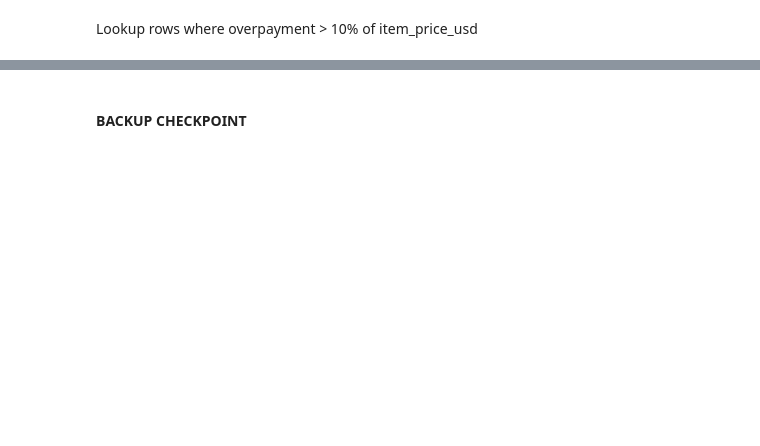
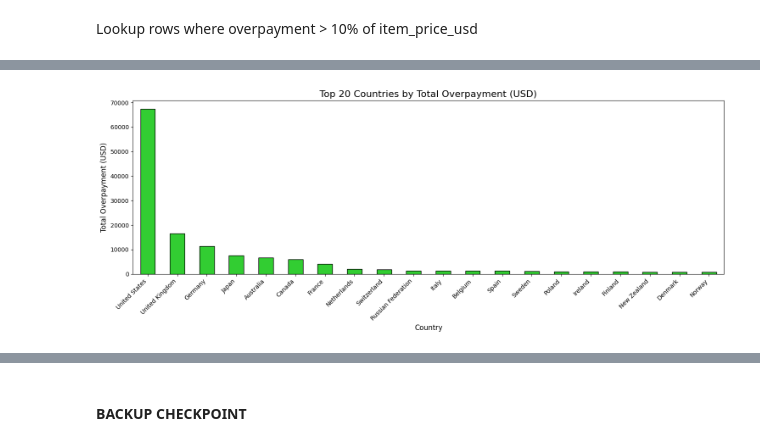
Before and after one commit to Funnear/midproject-bandcamp-insights, a Jupyter notebook: notebooks/2-1_EDA.ipynb, the cells around one changed output, grey strips where cells are left out. Saved outputs shown, nothing was run; the diff lists cells and outputs as text; code cells hidden in the pictures; blank space fills up the shorter version.

```diff
--- a/notebooks/2-1_EDA.ipynb
+++ b/notebooks/2-1_EDA.ipynb
@@ -1423,0 +1604,19 @@ over_case_11[columns_money].head()
+# %%
+# Group by country and sum the overpayment_usd
+overpayment_by_country = overpaid_df.groupby("country")["overpayment_usd"].sum().sort_values(ascending=False).head(20)
+
+# Plot the bar chart
+plt.figure(figsize=(15, 6))
+overpayment_by_country.plot(kind='bar', color='limegreen', edgecolor='black')
+
+# Add labels and title
+plt.title('Top 20 Countries by Total Overpayment (USD)', fontsize=16)
+plt.xlabel('Country', fontsize=12)
+plt.ylabel('Total Overpayment (USD)', fontsize=12)
+plt.xticks(rotation=45, ha='right', fontsize=10)
+plt.tight_layout()
+
+# Show the plot
+plt.show()
+# %% [output]
+[figure, added]
```
Also changed, not shown: parts of 95 cells of this notebook, 4 other files.
